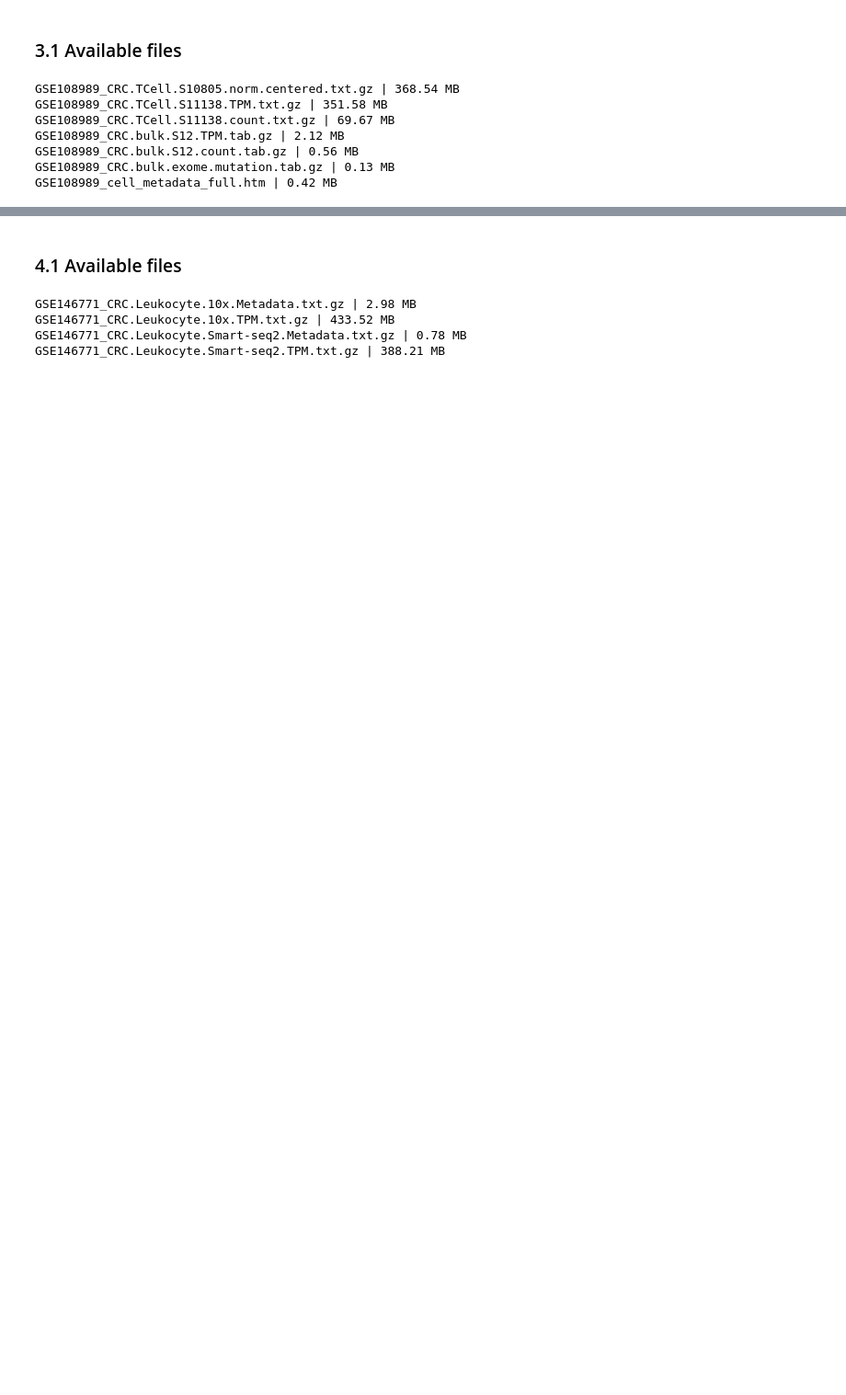
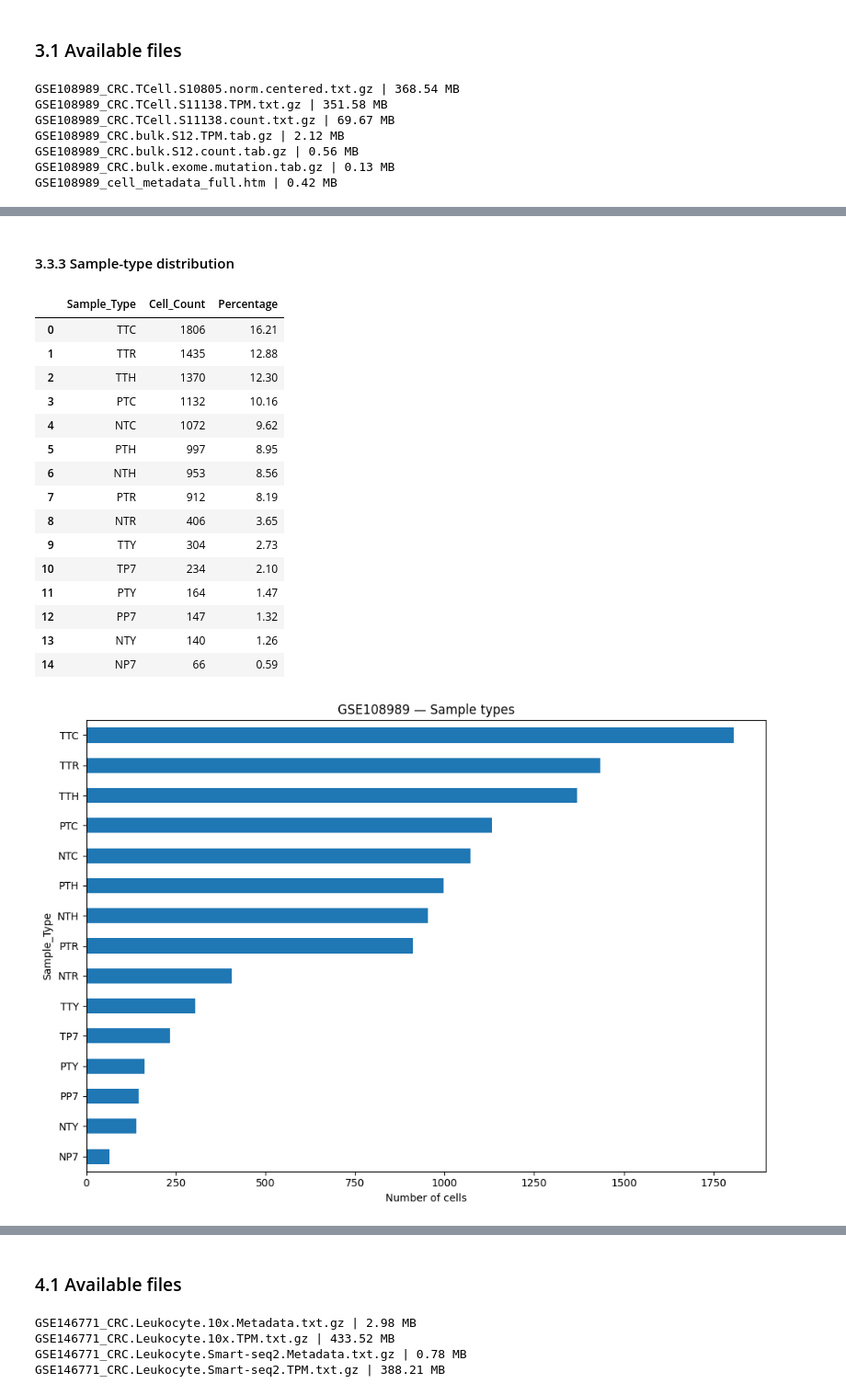
Before and after one commit to Sernasr/crc-singlecell-analysis, a Jupyter notebook: notebooks/dataset_exploration.ipynb, the cells around one changed output, grey strips where cells are left out. Shown at 92% size. Cells and saved outputs as stored; diff of their text form; code cells hidden in the pictures; blank space fills up the shorter version.

```diff
--- a/notebooks/dataset_exploration.ipynb
+++ b/notebooks/dataset_exploration.ipynb
@@ -277,0 +168,24 @@ GSE108989 contains 11,138 single cells from 12 patients, divided into 29 major T
+# %% [markdown]
+#### 3.3.3 Sample-type distribution
+# %%
+# Distribution of Sample_Type; numerical table followed by visualization
+summary = count_and_percent(gse108989_metadata["sampleType"], "Sample_Type")
+show_bar_table(summary, "Sample_Type", "GSE108989 — Sample types", figsize=(10, 7))
+# %% [output]
+|  | Sample_Type | Cell_Count | Percentage |
+| 0 | TTC | 1806 | 16.21 |
+| 1 | TTR | 1435 | 12.88 |
+| 2 | TTH | 1370 | 12.30 |
+| 3 | PTC | 1132 | 10.16 |
+| 4 | NTC | 1072 | 9.62 |
+| 5 | PTH | 997 | 8.95 |
+| 6 | NTH | 953 | 8.56 |
+| 7 | PTR | 912 | 8.19 |
+| 8 | NTR | 406 | 3.65 |
+| 9 | TTY | 304 | 2.73 |
+| 10 | TP7 | 234 | 2.10 |
+| 11 | PTY | 164 | 1.47 |
+| 12 | PP7 | 147 | 1.32 |
+| 13 | NTY | 140 | 1.26 |
+| 14 | NP7 | 66 | 0.59 |
+[figure, added]
```
Also changed, not shown: parts of 99 cells of this notebook, 16 other files.
